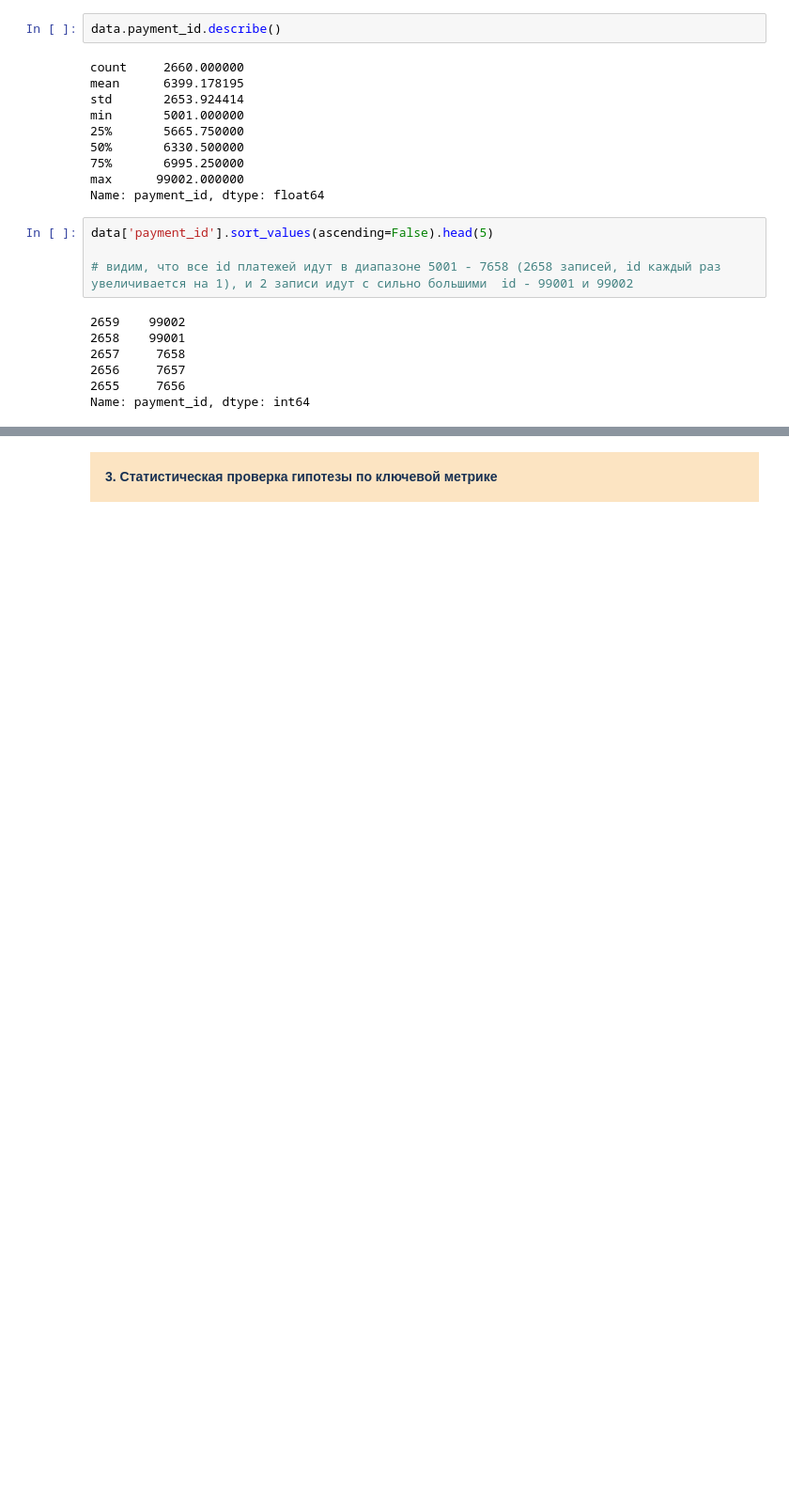
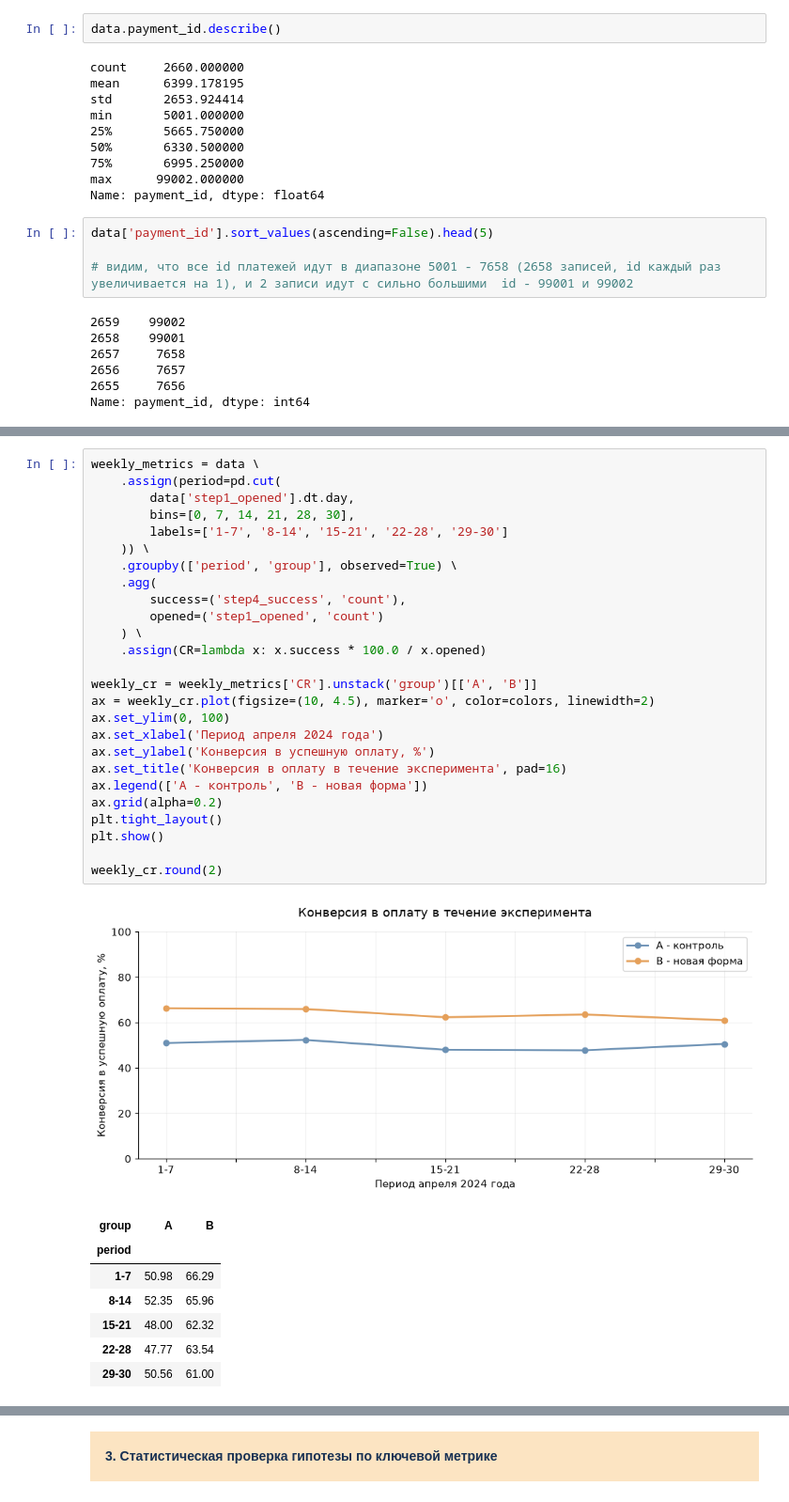
Before and after one commit to nvknkhv/t_test, a Jupyter notebook: task.ipynb, the cells around one changed output, grey strips where cells are left out. Shown at 94% size. Drawn from its saved outputs; the diff is of its cells as text; blank space fills up the shorter version.

```diff
--- a/task.ipynb
+++ b/task.ipynb
@@ -325,0 +442,35 @@ data \
+# %%
+weekly_metrics = data \
+    .assign(period=pd.cut(
+        data['step1_opened'].dt.day,
+        bins=[0, 7, 14, 21, 28, 30],
+        labels=['1-7', '8-14', '15-21', '22-28', '29-30']
+    )) \
+    .groupby(['period', 'group'], observed=True) \
+    .agg(
+        success=('step4_success', 'count'),
+        opened=('step1_opened', 'count')
+    ) \
+    .assign(CR=lambda x: x.success * 100.0 / x.opened)
+
+weekly_cr = weekly_metrics['CR'].unstack('group')[['A', 'B']]
+ax = weekly_cr.plot(figsize=(10, 4.5), marker='o', color=colors, linewidth=2)
+ax.set_ylim(0, 100)
+ax.set_xlabel('Период апреля 2024 года')
+ax.set_ylabel('Конверсия в успешную оплату, %')
+ax.set_title('Конверсия в оплату в течение эксперимента', pad=16)
+ax.legend(['A - контроль', 'B - новая форма'])
+ax.grid(alpha=0.2)
+plt.tight_layout()
+plt.show()
+
+weekly_cr.round(2)
+# %% [output]
+[figure, added]
+| group | A | B |
+| period |  |  |
+| 1-7 | 50.98 | 66.29 |
+| 8-14 | 52.35 | 65.96 |
+| 15-21 | 48.00 | 62.32 |
+| 22-28 | 47.77 | 63.54 |
+| 29-30 | 50.56 | 61.00 |
```
Also changed, not shown: parts of 30 cells of this notebook.
